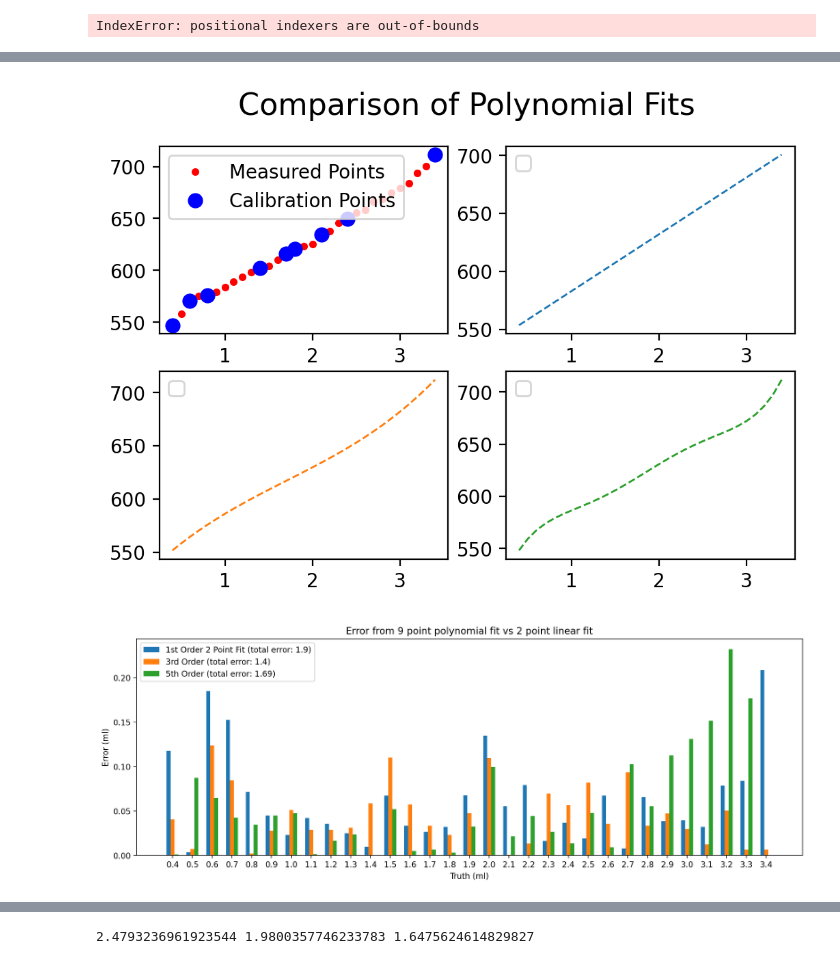
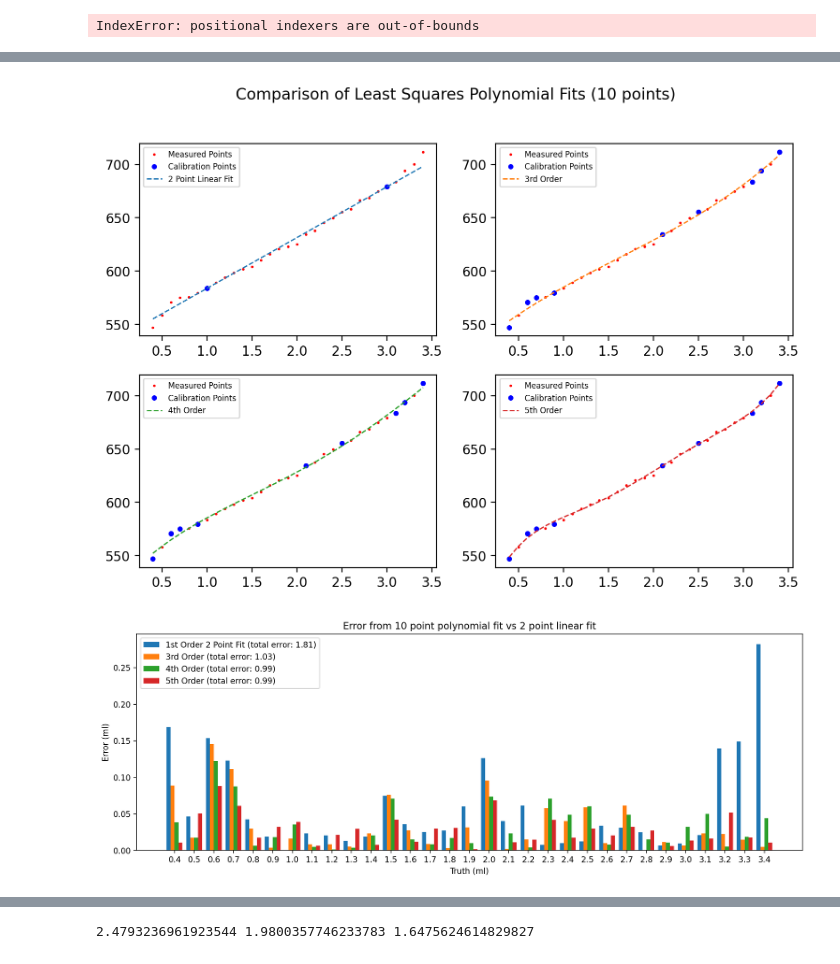
Before and after one commit to braingeneers/Blob-Measuring-with-Computer-Vision, a Jupyter notebook: Plotting-Data.ipynb, the cells around one changed output, grey strips where cells are left out. Cells and saved outputs as stored; diff of their text form; code cells hidden in the pictures.

```diff
--- a/Plotting-Data.ipynb
+++ b/Plotting-Data.ipynb
@@ -128,22 +128,24 @@ plt.rcParams['savefig.dpi'] = 300
 
 frame = pd.read_csv(path)
 plt.rcParams['figure.dpi'] = 200
-fig, ax = plt.subplots(2,2)
+fig, ax = plt.subplots(2,2,figsize=(9,6))
+subplots = [ax[0,0], ax[0,1], ax[1,0], ax[1,1]]
 
 # plt.errorbar(df.volume, df["mean"], yerr=df["var"],fmt="o", marker='s', mfc='red',
 #          mec='green')#, ms=20, mew=4)
 startIndex = 0
 endIndex = len(frame.volume)-2
 
-beginning = frame.iloc[startIndex:startIndex+1]
-end = frame.iloc[endIndex-1:endIndex]
+beginning = frame.iloc[[startIndex,startIndex+2]]
+end = frame.iloc[[endIndex-3,endIndex-1]]
 print(beginning)
 print(end)
 # value = "contour_area"
 value = "perimeter"
 # ax[0,0].errorbar(frame.volume[startIndex:endIndex], frame[value+"_pb_mean"][startIndex:endIndex], yerr=frame[value+"_pb_stdev"][startIndex:endIndex],
 #          fmt="o", mfc='red', ms=4, mew=0, label="Measured Points")#, marker='s', mfc='red',
-ax[0,0].plot(frame.volume[startIndex:endIndex], frame[value+"_pb_mean"][startIndex:endIndex], 'o', color='red', ms=4, mew=0, label="Measured Points")#, marker='s', mfc='red',
+for i in subplots:
+    i.plot(frame.volume[startIndex:endIndex], frame[value+"_pb_mean"][startIndex:endIndex], 'o', color='red', ms=2, mew=0, label="Measured Points")#, marker='s', mfc='red',
          #mec='green')#, ms=20, mew=4)
 # ax[1,0].set_ylabel('Size of Spotlight Perimeter (px)')
 # ax[1,0].set_xlabel('ml')
@@ -155,8 +157,25 @@ fig.suptitle('Comparison of Polynomial Fits', fontsize=16)
 # startIndex = 0
 # endIndex = len(frame.volume)
 
+
+
+
+sample_val = 10
+fig.suptitle('Comparison of Least Squares Polynomial Fits ('+str(sample_val)+' points)', fontsize=12)
+frame, startIndex, endIndex = get_frame_reset_start_end_index(pd.read_csv(path))
+endIndex -= 2
+frame, startIndex, endIndex = get_frame_reset_start_end_index(beginning.append(frame[startIndex+1:endIndex-1].sample(sample_val-4).sort_values(by=['volume'])).append(end))
+print(frame)
+print("frame length: ", len(frame.volume))
+for i in range(1,len(subplots)):
+    subplots[i].plot(frame.volume[startIndex:endIndex], frame[value+"_pb_mean"][startIndex:endIndex], 'o', color='blue', ms=4, mew=0, label="Calibration Points")
+
+
 #selected 2 point linear calibration
 frame, startIndex, endIndex = get_frame_reset_start_end_index(pd.read_csv(path).iloc[[6,26]])
+subplots[0].plot(frame.volume[startIndex:endIndex], frame[value+"_pb_mean"][startIndex:endIndex], 'o', color='blue', ms=4, mew=0, label="Calibration Points")
+x=frame.volume[startIndex:endIndex]
+y=frame[value+"_pb_mean"][startIndex:endIndex]
 polyfits = []
 order = 1
 z = np.polyfit(x, y, order)
@@ -172,19 +191,7 @@ x2=frame.volume[startIndex:endIndex]
 print("x2 length: ", len(x2))
 print(x2)
 # wtf
-ax[0,1].plot(x2,p(x2),'--',linewidth=1)
-
-
-sample_val = 9
-frame, startIndex, endIndex = get_frame_reset_start_end_index(pd.read_csv(path))
-endIndex -= 2
-frame, startIndex, endIndex = get_frame_reset_start_end_index(beginning.append(frame[startIndex+1:endIndex-1].sample(sample_val-2).sort_values(by=['volume'])).append(end))
-print(frame)
-print("frame length: ", len(frame.volume))
-ax[0,0].plot(frame.volume[startIndex:endIndex], frame[value+"_pb_mean"][startIndex:endIndex], 'o', color='blue', ms=8, mew=0, label="Calibration Points")
-
-
-
+ax[0,0].plot(x2,p(x2),'--',linewidth=1, label="2 Point Linear Fit")
 
 
 
@@ -192,10 +199,10 @@ x=frame.volume[startIndex:endIndex]
 print("x length: ", len(x))
 y=frame[value+"_pb_mean"][startIndex:endIndex]
 # polyfits = []
-subplots = [ax[0,0], ax[0,1], ax[1,0], ax[1,1]]
-colors = [0,0,"tab:orange", "tab:green"]
-plt_index = 2
-for i in {3,5}:
+colors = [0,"tab:orange", "tab:green","tab:red"]
+labels = [0,"3rd Order", "4th Order", "5th Order"]
+plt_index = 1
+for i in {3,4,5}:
     order = i
     z = np.polyfit(x, y, order)
     z_inv = np.polyfit(y, x, order)
@@ -210,13 +217,13 @@ for i in {3,5}:
     print("x2 length: ", len(x2))
     print(x2)
     # wtf
-    subplots[plt_index].plot(x2,p(x2),'--',linewidth=1, color = colors[plt_index])
+    subplots[plt_index].plot(x2,p(x2),'--',linewidth=1, color = colors[plt_index],label = labels[plt_index])
     plt_index += 1
     color = 0.8
 
 #for all axes generate legend
 for i in subplots:
-    i.legend(loc='upper left', fontsize=10)
+    i.legend(loc='upper left', fontsize=6)
     # i.set_xlabel('ml')
     # i.set_ylabel('Size of Spotlight Perimeter (px)')
     # i.set_title("Spotlight Contour Perimeter vs Fluid Volume")
@@ -243,7 +250,7 @@ for i in subplots:
     # i.tick_params(axis='both', which='major', length=10)
     # i.tick_params(axis='both
 
-
+plt.savefig("/Users/pierre/Pictures/biology/Blob-Measuring/Level-Measurement-Experiment/Figure/Error_comparisons/curve_comparison_"+str(sample_val)+"_point.png")
 
 
 
@@ -266,7 +273,7 @@ error2 = abs(x - polyfits[1](y))
 # ax2.plot(x,error2,'o',mfc='green',ms=4,mew=0)
 error3 = abs(x - polyfits[2](y))
 
-#error4 = abs(x - polyfits[3](y))
+error4 = abs(x - polyfits[3](y))
 
 fig3, ax3 = plt.subplots(figsize=(15,5))
 
@@ -275,14 +282,14 @@ summer = ax3.bar(index, error1, bar_width,
 winter = ax3.bar(index+bar_width, error2,
                  bar_width, label="3rd Order (total error: "+str(round(sum(error2),2))+")")
 barf = ax3.bar(index+2*bar_width, error3,
+                 bar_width, label="4th Order (total error: "+str(round(sum(error3),2))+")")
+carp = ax3.bar(index+3*bar_width, error4,
                  bar_width, label="5th Order (total error: "+str(round(sum(error3),2))+")")
-# carp = ax3.bar(index+3*bar_width, error4,
-#                  bar_width, label="7th Order (total error: "+str(round(sum(error3),2))+")")
 
 ax3.set_xlabel('Truth (ml)')
 ax3.set_ylabel('Error (ml)')
 ax3.set_title("Error from " + str(sample_val) + " point polynomial fit vs 2 point linear fit")
-ax3.set_xticks(index+bar_width)
+ax3.set_xticks(index+1.5*bar_width)
 ax3.set_xticklabels(x)
 ax3.legend()
 plt.savefig("/Users/pierre/Pictures/biology/Blob-Measuring/Level-Measurement-Experiment/Figure/Error_comparisons/Error-comparison_"+str(sample_val)+"_point.png")
@@ -310,5 +314,5 @@ Name: volume, dtype: float64
-[figure, old version]
+[figure, new version]
-[figure, old version]
+[figure, new version]
 # %%
 #plot total error as a function of sample size
 
```
Also changed, not shown: parts of 3 cells of this notebook, 1 other file.
